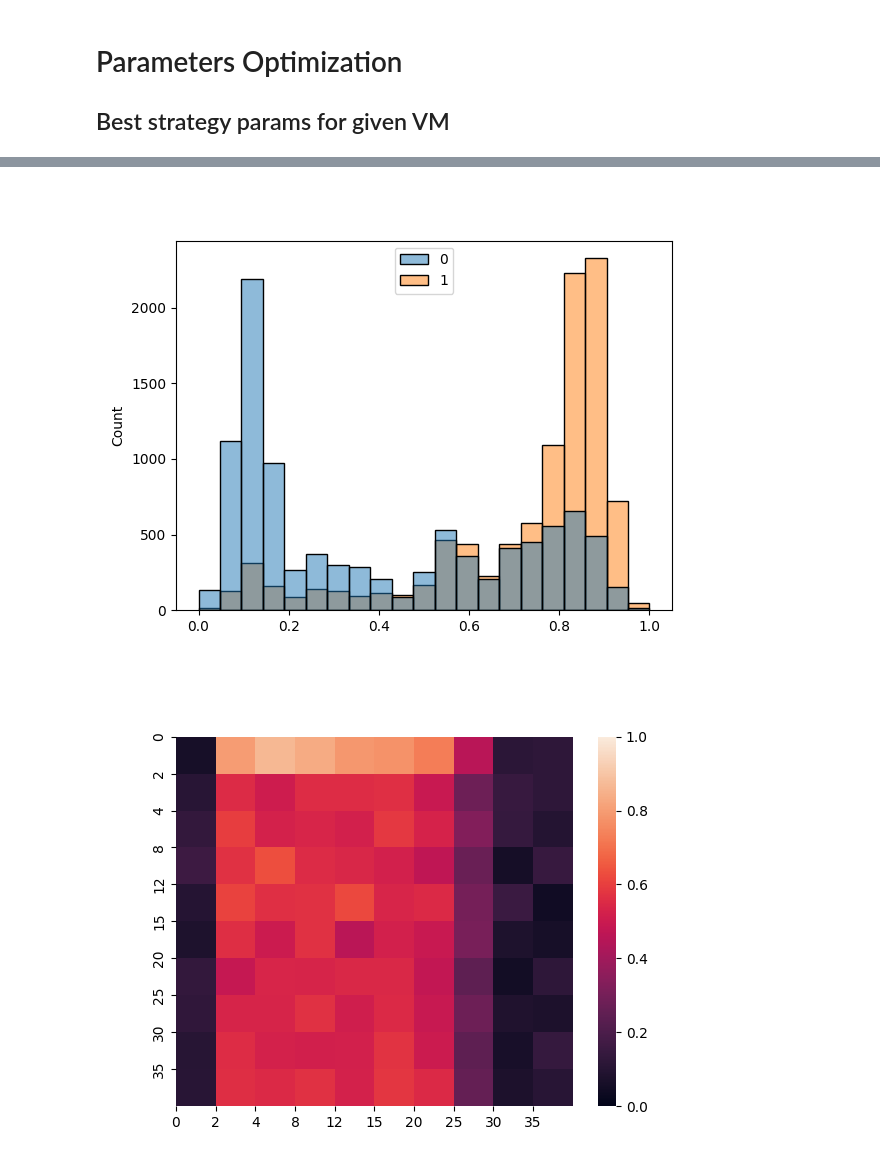
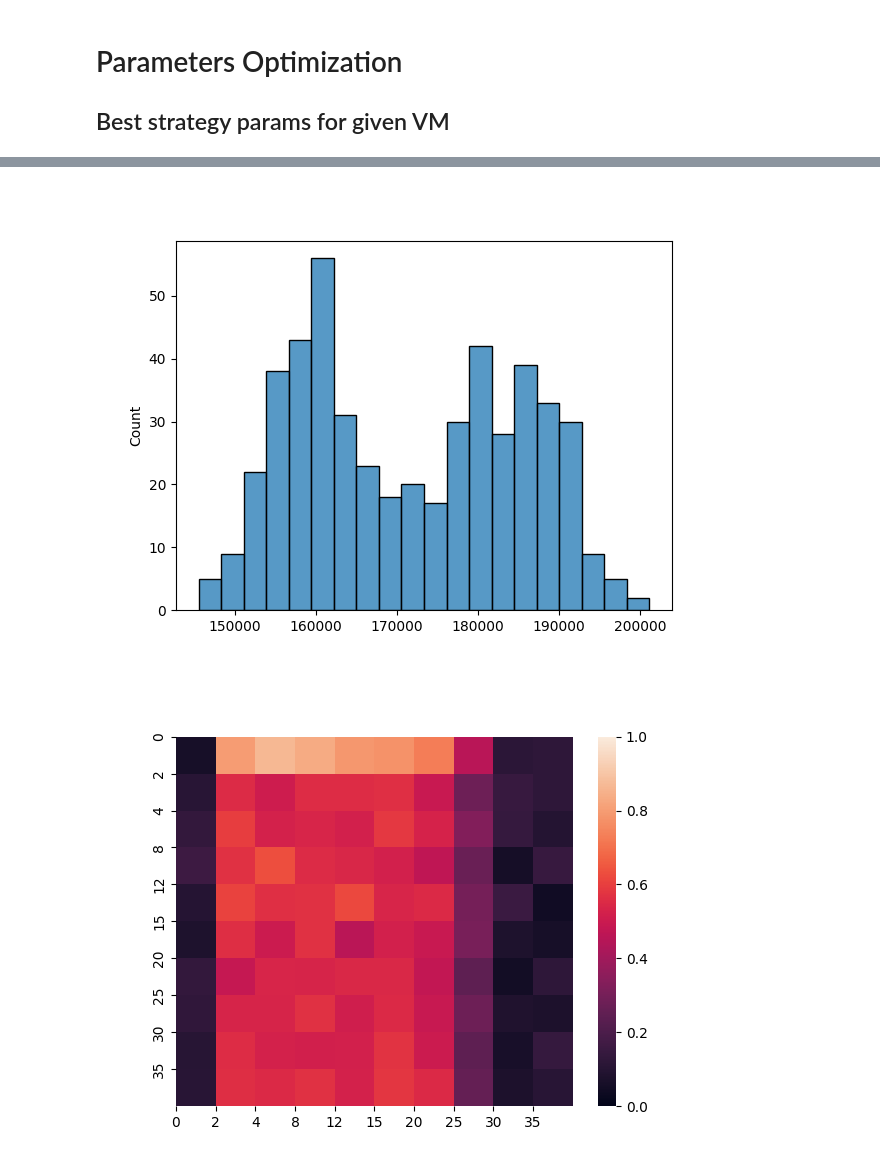
Before and after one commit to mjh-sakh/VendingMachineSym, a Jupyter notebook: VendingMachine.ipynb, the cells around one changed output, grey strips where cells are left out. Drawn from its saved outputs; the diff is of its cells as text; code cells hidden in the pictures.

```diff
--- a/src/VendingMachine.ipynb
+++ b/VendingMachine.ipynb
@@ -275,7 +276,7 @@ strategy = FillUpAllExistingToMaxOnMinLevel('test_one', min_levels={
 # %%
 grid = [[0, 2, 4, 8, 12, 15, 20, 25, 30, 35]] #[[*range(0, 36, 10)]]
 product_ranges = dict(zip(PRODUCTS.name.to_list(), grid * PRODUCTS.shape[1]))
-extra = {'how_many_should_hit_min': [1, 2]}
+extra = {'how_many_should_hit_min': [1]}
 tuned_parameters = {**product_ranges, **extra}
 tuned_parameters
 # %% [output]
@@ -291,13 +292,14 @@ sim = Simulation(
     VMs=[vm2],
     STGs={vm2: strategy},
     local_time=local_time,
-    cycles=1000
+    cycles=100
 )
 # %%
 gs = GridSearch(
     sim=sim,
     param_grid=tuned_parameters,
-    scoring_function=partial(calc_utility, interest_rate=interest_rate, trip_cost=trip_cost)
+    scoring_function=partial(UtilityFunctions.revenue, interest_rate=interest_rate, trip_cost=trip_cost),
+    random_sampling=0.05
 )
 # %%
 gs.calc_scores()
@@ -324,13 +326,16 @@ def to_ix(i: int, shape):
         i -= ixs[-1] * size
     return tuple(ixs[1:])
 
-min_score = gs.scores_matrix.min()
-max_score = gs.scores_matrix.max()
+calced_scores = gs.scores_matrix[gs.scores_matrix > 0]
+min_score = calced_scores.min()
+max_score = calced_scores.max()
 score_range = max_score - min_score
 scores_per = (gs.scores_matrix - min_score) / score_range
 
 sorting = np.argsort(gs.scores_matrix, axis=None)
-for score_ix in sorting[-20:]:
+for score_ix in sorting[-20:][::-1]:
+    if scores_per.item(score_ix) < 0:
+        break
     print(gs.params_matrix[to_ix(score_ix, gs.scores_matrix.shape)], end='\t')
     print(f'{scores_per.item(score_ix):.1%}')
 # %% [output]
@@ -357,6 +368,7 @@ for score_ix in sorting[-20:]:
 # %%
 plt.figure()
-sns.histplot((scores_per[:, 0, :, :, :].flatten(), scores_per[:, 1, :, :, :].flatten()), multiple='layer')
+# sns.histplot((scores_per[:, 0, :, :, :].flatten(), scores_per[:, 1, :, :, :].flatten()), multiple='layer')
+sns.histplot(calced_scores.flatten(), multiple='layer', bins=20)
 plt.show()
 # %% [output]
-[figure, old version]
+[figure, new version]
```
Also changed, not shown: parts of 10 cells of this notebook, 8 other files.
